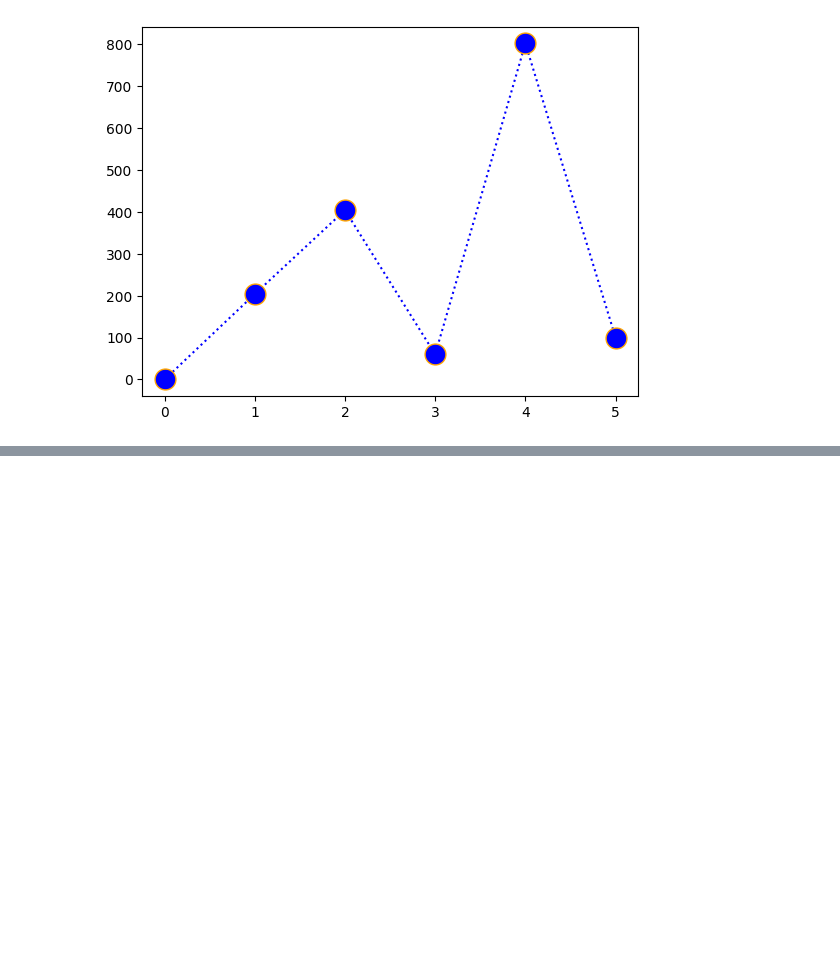
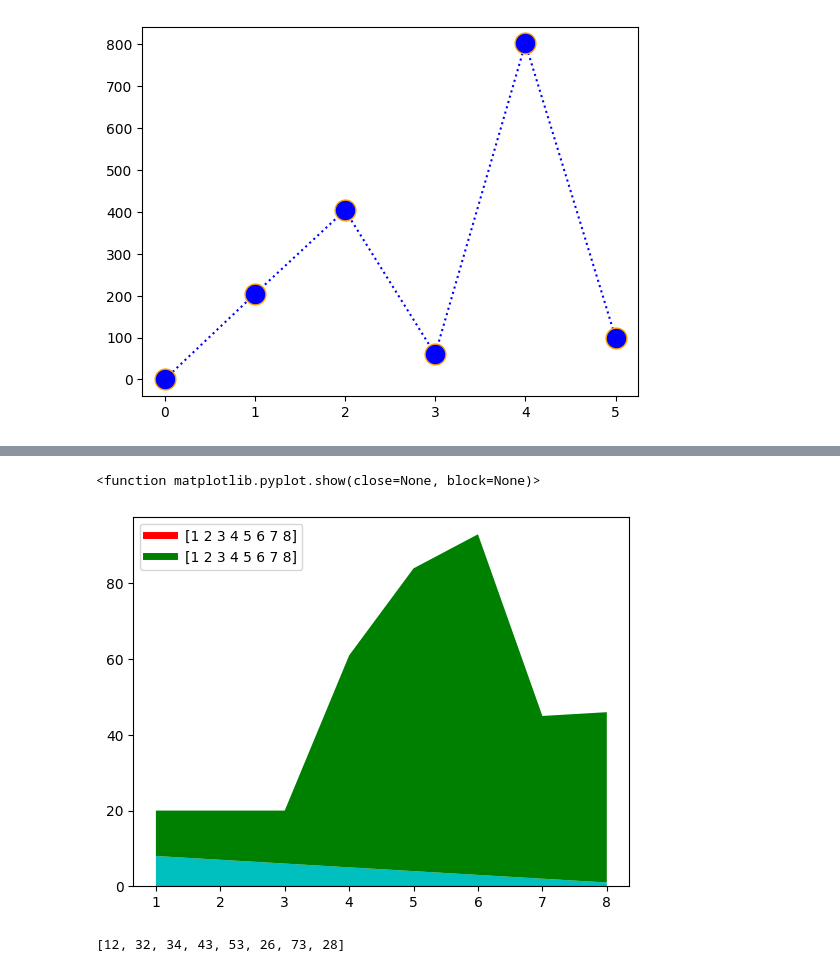
Before and after one commit to Jagwork1923/JagadishAI, a Jupyter notebook: Graph_Plotting_with_Matplotlib.ipynb, the cells around one changed output, grey strips where cells are left out. Drawn from its saved outputs; the diff is of its cells as text; code cells hidden in the pictures; blank space fills up the shorter version.

```diff
--- a/Graph_Plotting_with_Matplotlib.ipynb
+++ b/Graph_Plotting_with_Matplotlib.ipynb
@@ -153,0 +183,14 @@ plt.plot
+# %%
+plt.plot([],[],color = 'r', label = Weight, linewidth=5)
+plt.plot([],[],color = 'g', label = Weight, linewidth=5)
+plt.stackplot(Weight, Speed,age, colors=['c','g'])
+plt.legend()
+plt.show
+# %% [output]
+<function matplotlib.pyplot.show(close=None, block=None)>
+[figure, added]
+# %%
+sales = [12,32,34,43,53,26,73,28]
+sales
+# %% [output]
+[12, 32, 34, 43, 53, 26, 73, 28]
```
Also changed, not shown: parts of 8 cells of this notebook.
